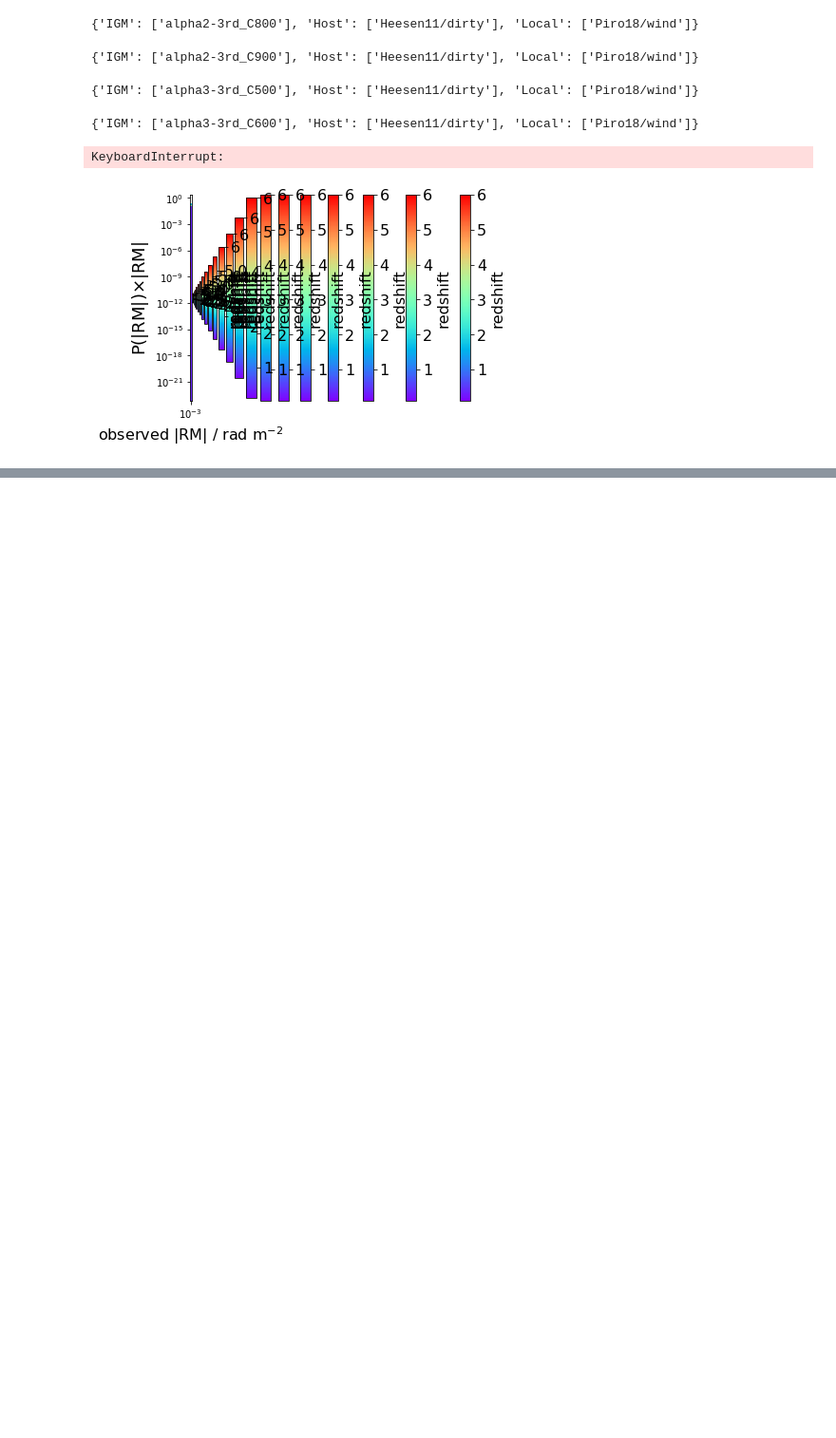
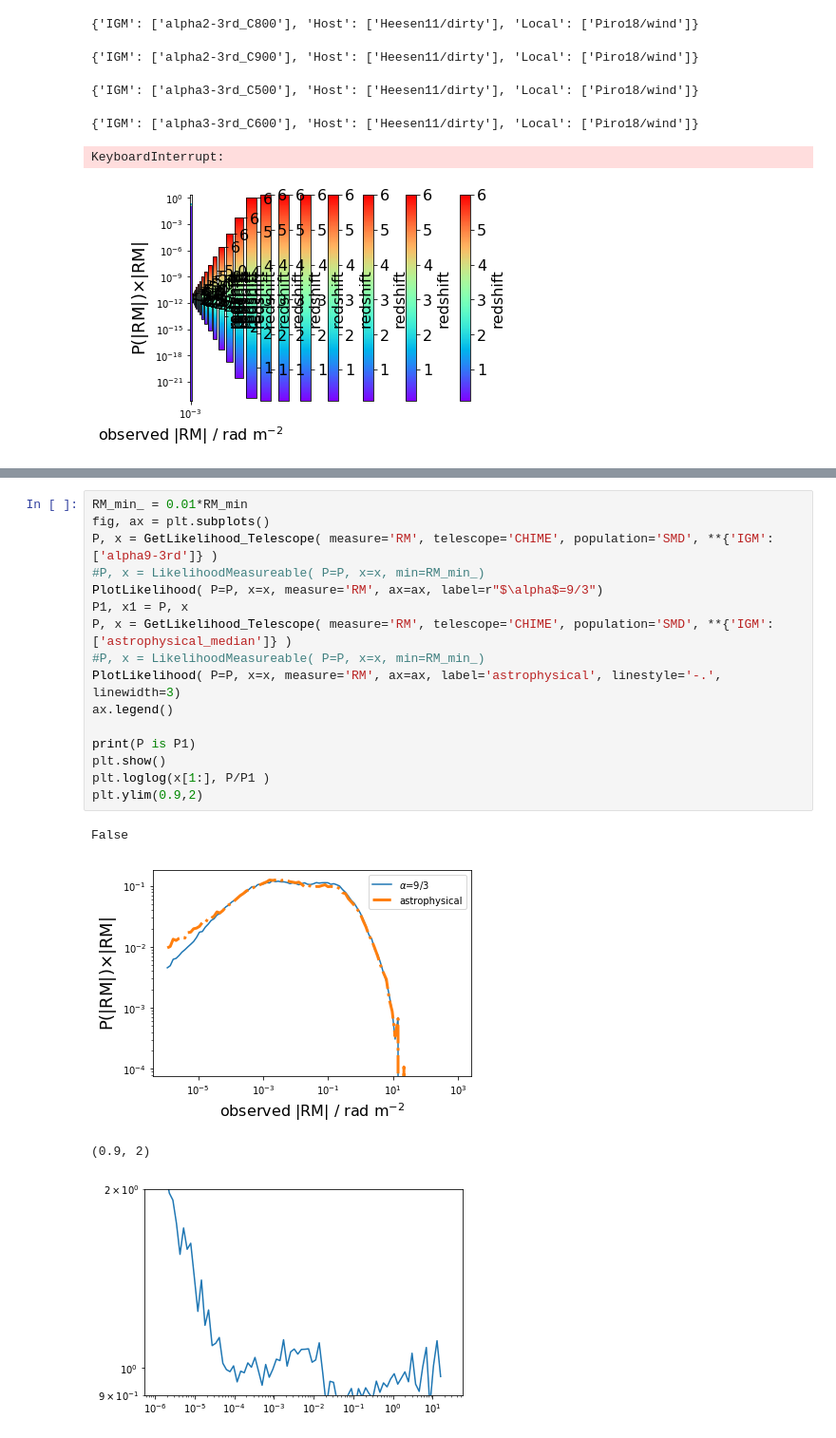
Before and after one commit to FRBs/PreFRBLE, a Jupyter notebook: notebooks/PreFRBLE_Likelihood.ipynb, the cells around one changed output, grey strips where cells are left out. Shown at 95% size. Saved outputs shown, nothing was run; the diff lists cells and outputs as text; blank space fills up the shorter version.

```diff
--- a/notebooks/PreFRBLE_Likelihood.ipynb
+++ b/notebooks/PreFRBLE_Likelihood.ipynb
@@ -625,0 +631,21 @@ KeyboardInterrupt:
+# %%
+RM_min_ = 0.01*RM_min
+fig, ax = plt.subplots()
+P, x = GetLikelihood_Telescope( measure='RM', telescope='CHIME', population='SMD', **{'IGM':['alpha9-3rd']} )
+#P, x = LikelihoodMeasureable( P=P, x=x, min=RM_min_)
+PlotLikelihood( P=P, x=x, measure='RM', ax=ax, label=r"$\alpha$=9/3")
+P1, x1 = P, x
+P, x = GetLikelihood_Telescope( measure='RM', telescope='CHIME', population='SMD', **{'IGM':['astrophysical_median']} )
+#P, x = LikelihoodMeasureable( P=P, x=x, min=RM_min_)
+PlotLikelihood( P=P, x=x, measure='RM', ax=ax, label='astrophysical', linestyle='-.', linewidth=3)
+ax.legend()
+
+print(P is P1)
+plt.show()
+plt.loglog(x[1:], P/P1 )
+plt.ylim(0.9,2)
+# %% [output]
+False
+[figure, added]
+(0.9, 2)
+[figure, added]
```
Also changed, not shown: parts of 1 cell of this notebook, 11 other files.
